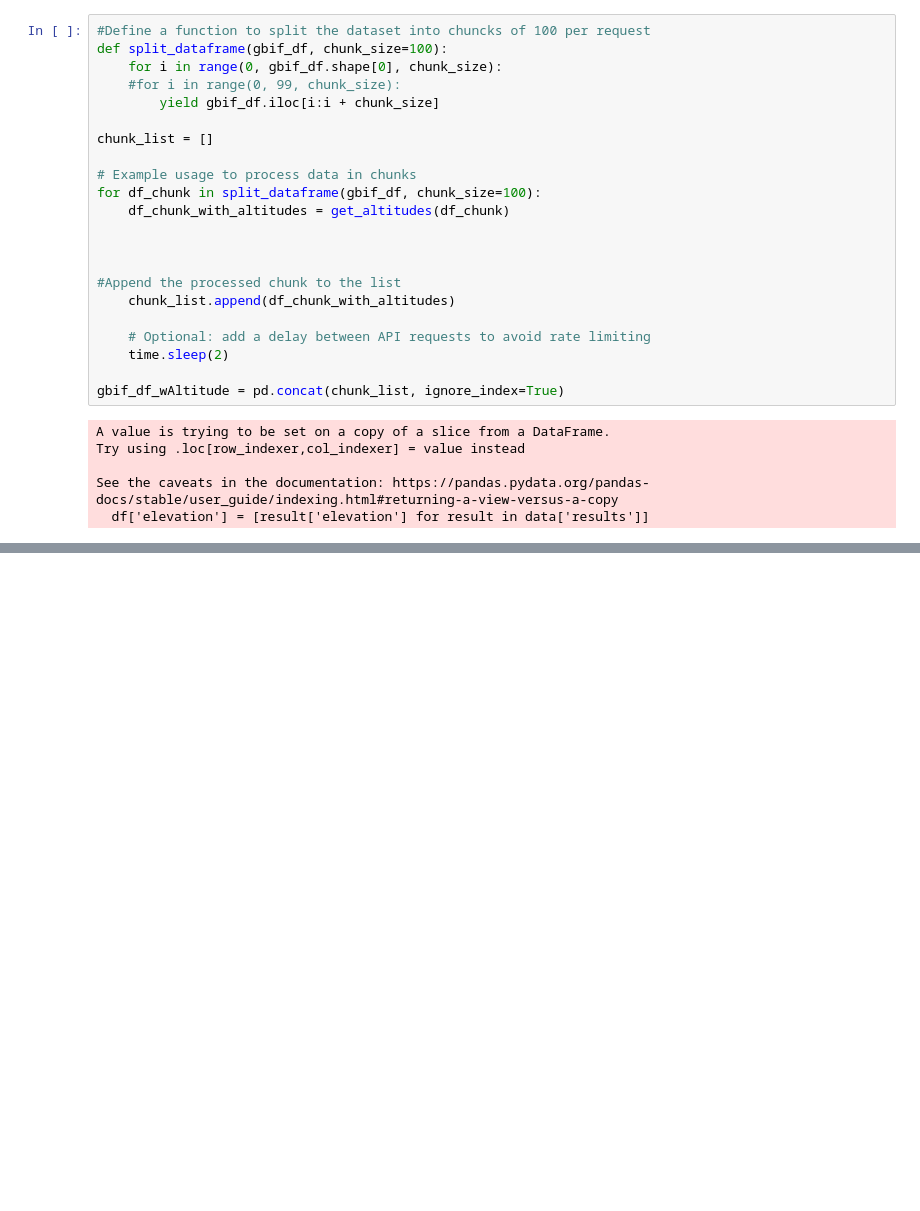
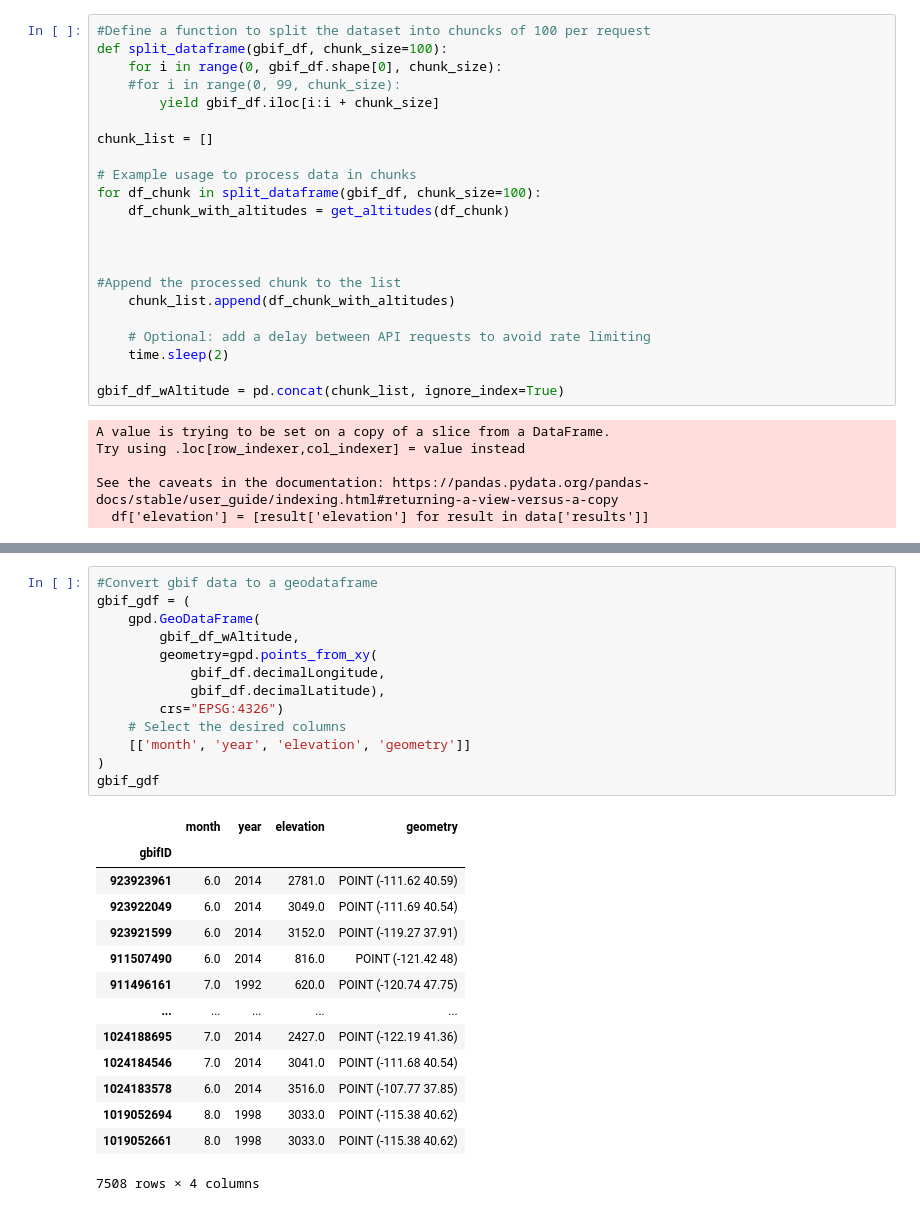
Before and after one commit to earthlab-education/foundations-of-earth-analytics-2024-species-distribution-coding-challenge-fundamentals-03-species-di, a Jupyter notebook: notebooks/Pika-spotting-trends.ipynb, the cells around one changed output, grey strips where cells are left out. Drawn from its saved outputs; the diff is of its cells as text; blank space fills up the shorter version.

```diff
--- a/notebooks/Pika-spotting-trends.ipynb
+++ b/notebooks/Pika-spotting-trends.ipynb
@@ -306,0 +279,28 @@ gbif_df_wAltitude
+# %%
+#Convert gbif data to a geodataframe
+gbif_gdf = (
+    gpd.GeoDataFrame(
+        gbif_df_wAltitude,
+        geometry=gpd.points_from_xy(
+            gbif_df.decimalLongitude,
+            gbif_df.decimalLatitude),
+        crs="EPSG:4326")
+    # Select the desired columns
+    [['month', 'year', 'elevation', 'geometry']]
+)
+gbif_gdf
+# %% [output]
+|  | month | year | elevation | geometry |
+| gbifID |  |  |  |  |
+| 923923961 | 6.0 | 2014 | 2781.0 | POINT (-111.62 40.59) |
+| 923922049 | 6.0 | 2014 | 3049.0 | POINT (-111.69 40.54) |
+| 923921599 | 6.0 | 2014 | 3152.0 | POINT (-119.27 37.91) |
+| 911507490 | 6.0 | 2014 | 816.0 | POINT (-121.42 48) |
+| 911496161 | 7.0 | 1992 | 620.0 | POINT (-120.74 47.75) |
+| ... | ... | ... | ... | ... |
+| 1024188695 | 7.0 | 2014 | 2427.0 | POINT (-122.19 41.36) |
+| 1024184546 | 7.0 | 2014 | 3041.0 | POINT (-111.68 40.54) |
+| 1024183578 | 6.0 | 2014 | 3516.0 | POINT (-107.77 37.85) |
+| 1019052694 | 8.0 | 1998 | 3033.0 | POINT (-115.38 40.62) |
+| 1019052661 | 8.0 | 1998 | 3033.0 | POINT (-115.38 40.62) |
+7508 rows × 4 columns
```
Also changed, not shown: parts of 7 cells of this notebook.
